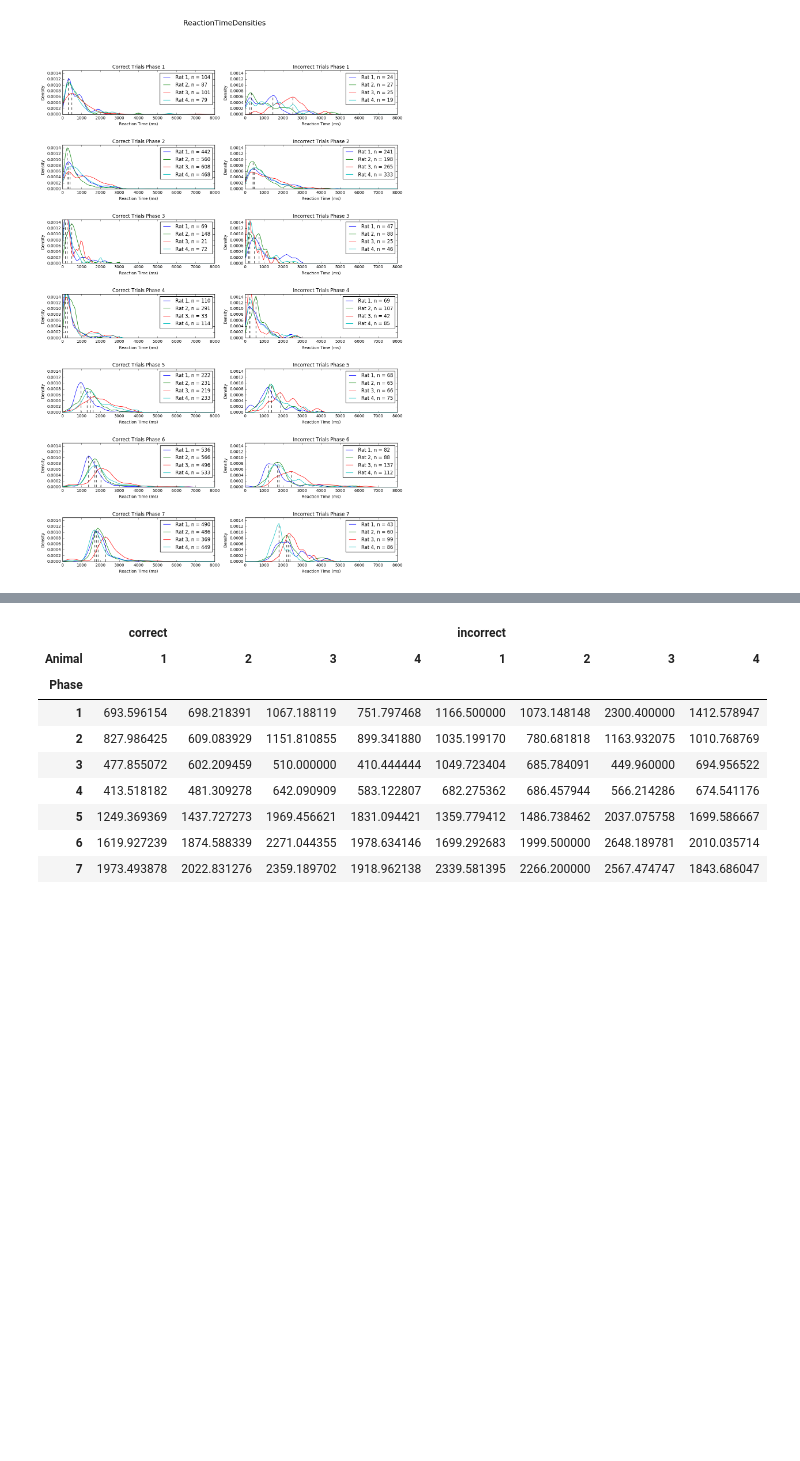
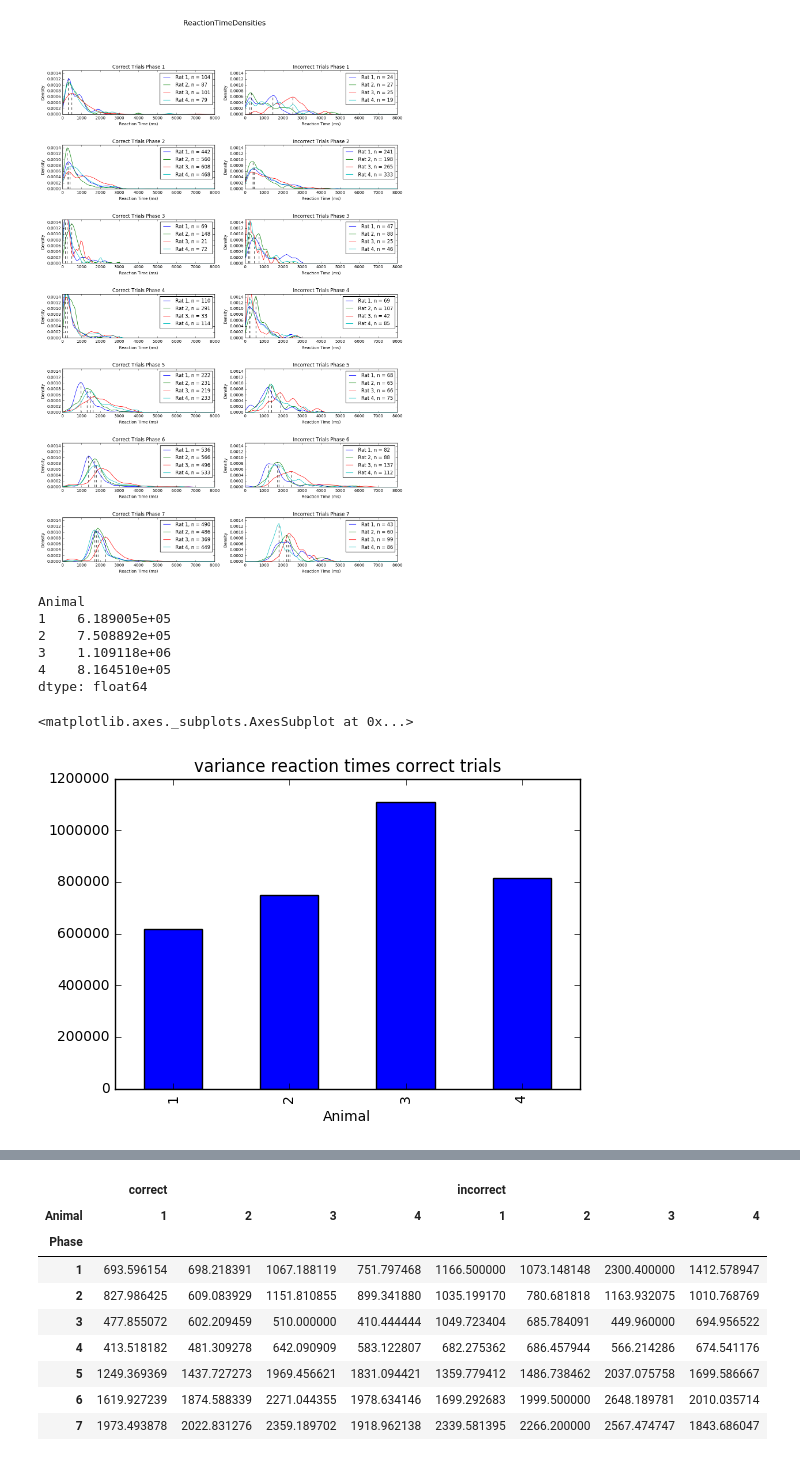
Before and after one commit to estherholleman/An-incremental-training-method-with-automated-extendable-maze-for-training-spatial-behavioral-tasks, a Jupyter notebook: Comparing Reaction Times of Correct and Incorrect Trials.ipynb, the cells around one changed output, grey strips where cells are left out. Cells and saved outputs as stored; diff of their text form; code cells hidden in the pictures; blank space fills up the shorter version.

```diff
--- a/Comparing Reaction Times of Correct and Incorrect Trials.ipynb
+++ b/Comparing Reaction Times of Correct and Incorrect Trials.ipynb
@@ -43,3 +44,17 @@ correct, incorrect, nTotalTrials = scoreChoicesUnfiltered(choices, sides)
 computeDensityPerPhase(rt, correct, incorrect)
 # %% [output]
 [figure]
+# %%
+np.var(rt[correct])
+# %% [output]
+Animal
+1    6.189005e+05
+2    7.508892e+05
+3    1.109118e+06
+4    8.164510e+05
+dtype: float64
+# %%
+(np.var(rt[correct])).plot(kind = "bar", title = "variance reaction times correct trials")
+# %% [output]
+<matplotlib.axes._subplots.AxesSubplot at 0x...>
+[figure, added]
```
Also changed, not shown: parts of 36 cells of this notebook.
